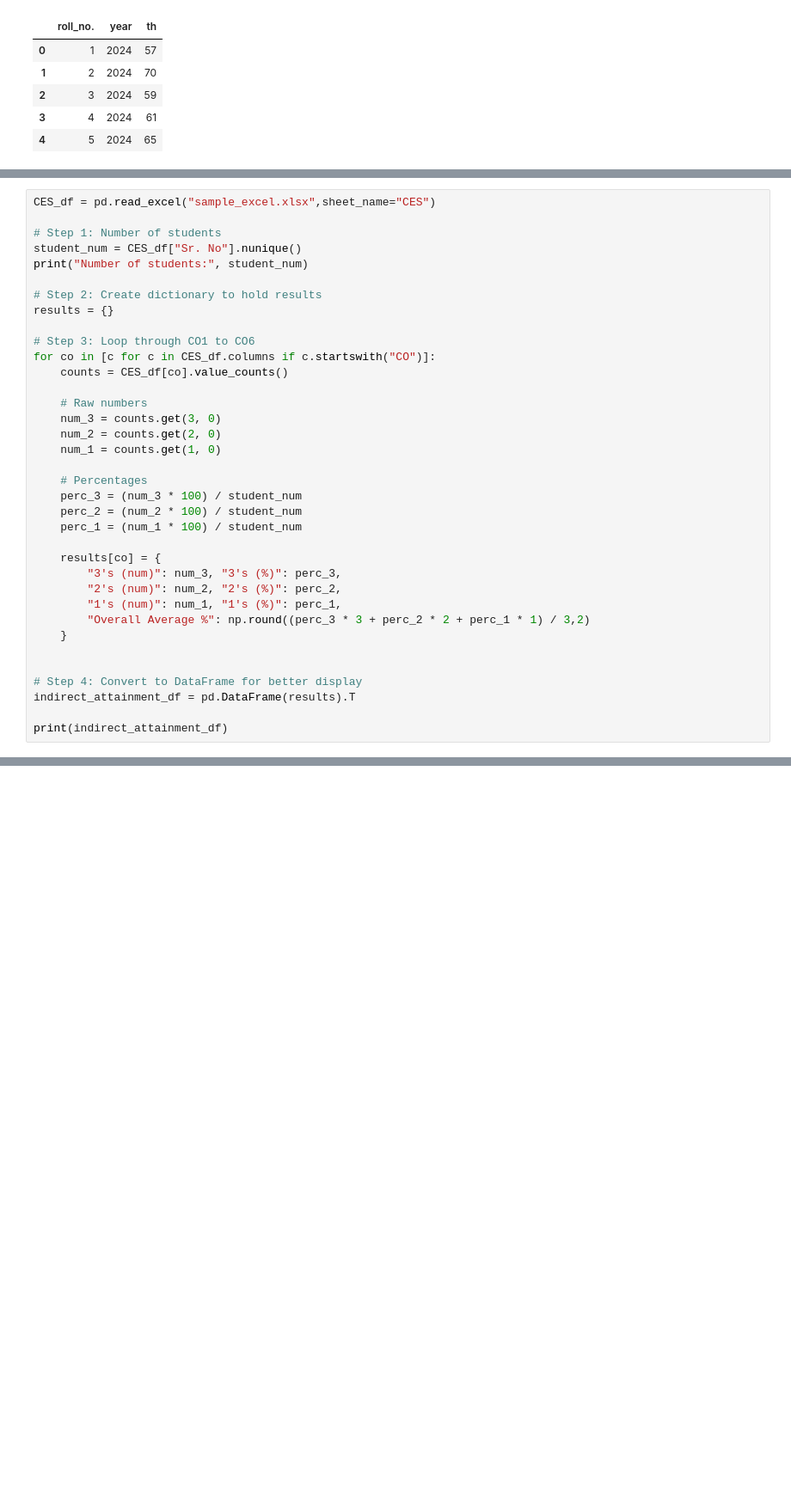
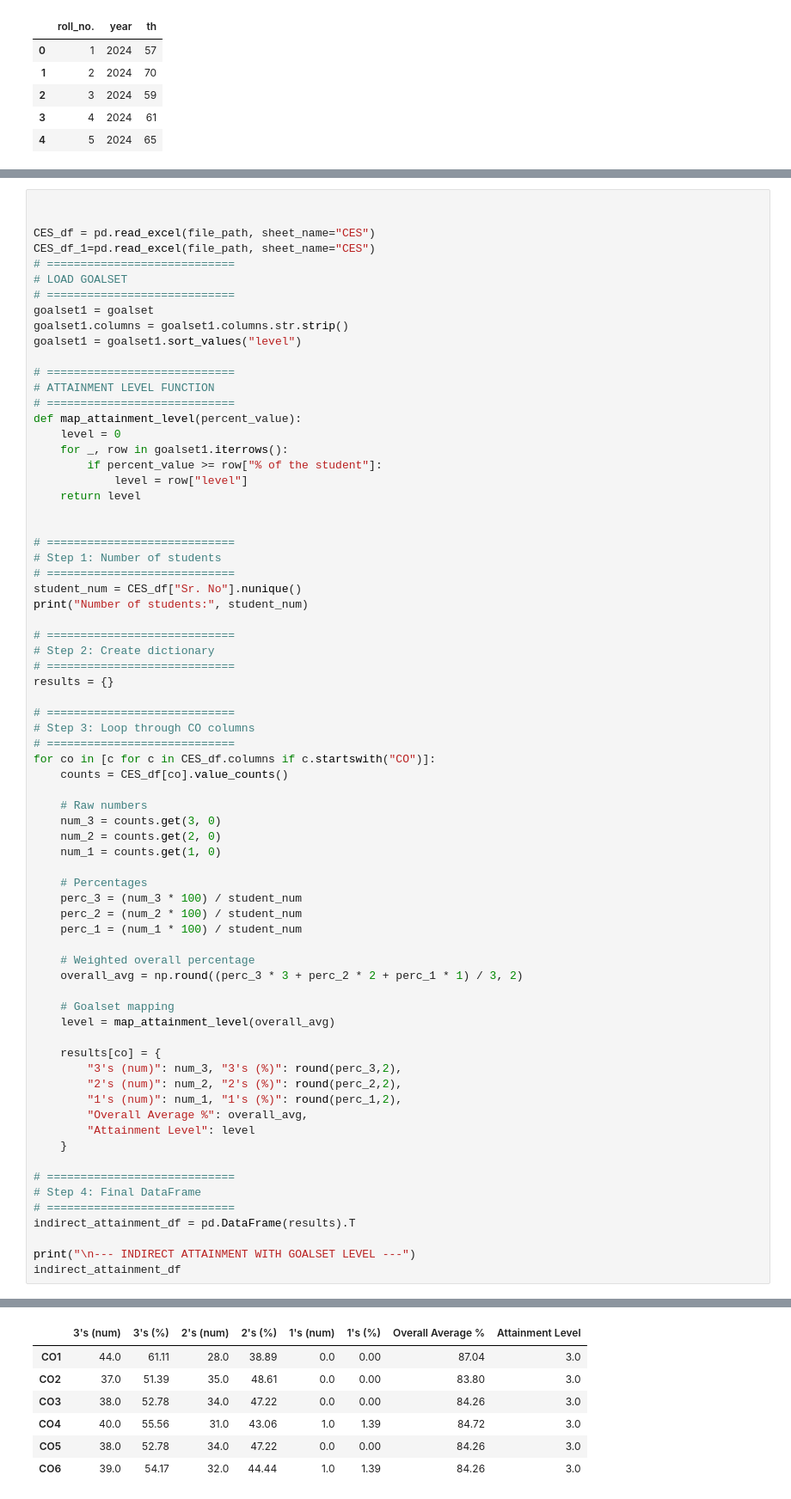
Before and after one commit to LitapTimus/Clg_Pro, a Jupyter notebook: calc.ipynb, the cells around one changed output, grey strips where cells are left out. Shown: that part at 86% size. Cells and saved outputs as stored; diff of their text form; blank space fills up the shorter version.

```diff
--- a/calc.ipynb
+++ b/calc.ipynb
@@ -396,14 +484,40 @@ NameError: name 'file_path' is not defined
 # %%
-CES_df = pd.read_excel("sample_excel.xlsx",sheet_name="CES")
 
+
+CES_df = pd.read_excel(file_path, sheet_name="CES")
+CES_df_1=pd.read_excel(file_path, sheet_name="CES")
+# ============================
+# LOAD GOALSET
+# ============================
+goalset1 = goalset
+goalset1.columns = goalset1.columns.str.strip()
+goalset1 = goalset1.sort_values("level")
+
+# ============================
+# ATTAINMENT LEVEL FUNCTION
+# ============================
+def map_attainment_level(percent_value):
+    level = 0
+    for _, row in goalset1.iterrows():
+        if percent_value >= row["% of the student"]:
+            level = row["level"]
+    return level
+
+
+# ============================
 # Step 1: Number of students
+# ============================
 student_num = CES_df["Sr. No"].nunique()
 print("Number of students:", student_num)
 
-# Step 2: Create dictionary to hold results
+# ============================
+# Step 2: Create dictionary
+# ============================
 results = {}
 
-# Step 3: Loop through CO1 to CO6
+# ============================
+# Step 3: Loop through CO columns
+# ============================
 for co in [c for c in CES_df.columns if c.startswith("CO")]:
     counts = CES_df[co].value_counts()
 
@@ -417,17 +531,26 @@ for co in [c for c in CES_df.columns if c.startswith("CO")]:
     perc_2 = (num_2 * 100) / student_num
     perc_1 = (num_1 * 100) / student_num
 
+    # Weighted overall percentage
+    overall_avg = np.round((perc_3 * 3 + perc_2 * 2 + perc_1 * 1) / 3, 2)
+
+    # Goalset mapping
+    level = map_attainment_level(overall_avg)
+
     results[co] = {
-        "3's (num)": num_3, "3's (%)": perc_3,
-        "2's (num)": num_2, "2's (%)": perc_2,
-        "1's (num)": num_1, "1's (%)": perc_1,
-        "Overall Average %": np.round((perc_3 * 3 + perc_2 * 2 + perc_1 * 1) / 3,2)
+        "3's (num)": num_3, "3's (%)": round(perc_3,2),
+        "2's (num)": num_2, "2's (%)": round(perc_2,2),
+        "1's (num)": num_1, "1's (%)": round(perc_1,2),
+        "Overall Average %": overall_avg,
+        "Attainment Level": level
     }
 
-
-# Step 4: Convert to DataFrame for better display
+# ============================
+# Step 4: Final DataFrame
+# ============================
 indirect_attainment_df = pd.DataFrame(results).T
 
-print(indirect_attainment_df)
+print("\n--- INDIRECT ATTAINMENT WITH GOALSET LEVEL ---")
+indirect_attainment_df
 # %% [output]
 Number of students: 72
@@ -449,3 +559,10 @@ CO6              84.26
+|  | 3's (num) | 3's (%) | 2's (num) | 2's (%) | 1's (num) | 1's (%) | Overall Average % | Attainment Level |
+| CO1 | 44.0 | 61.11 | 28.0 | 38.89 | 0.0 | 0.00 | 87.04 | 3.0 |
+| CO2 | 37.0 | 51.39 | 35.0 | 48.61 | 0.0 | 0.00 | 83.80 | 3.0 |
+| CO3 | 38.0 | 52.78 | 34.0 | 47.22 | 0.0 | 0.00 | 84.26 | 3.0 |
+| CO4 | 40.0 | 55.56 | 31.0 | 43.06 | 1.0 | 1.39 | 84.72 | 3.0 |
+| CO5 | 38.0 | 52.78 | 34.0 | 47.22 | 0.0 | 0.00 | 84.26 | 3.0 |
+| CO6 | 39.0 | 54.17 | 32.0 | 44.44 | 1.0 | 1.39 | 84.26 | 3.0 |
 # %%
 # ================================
 # NBA STYLE MULTI-ROW REPORT
```
Also changed, not shown: parts of 10 cells of this notebook, 1 other file.
